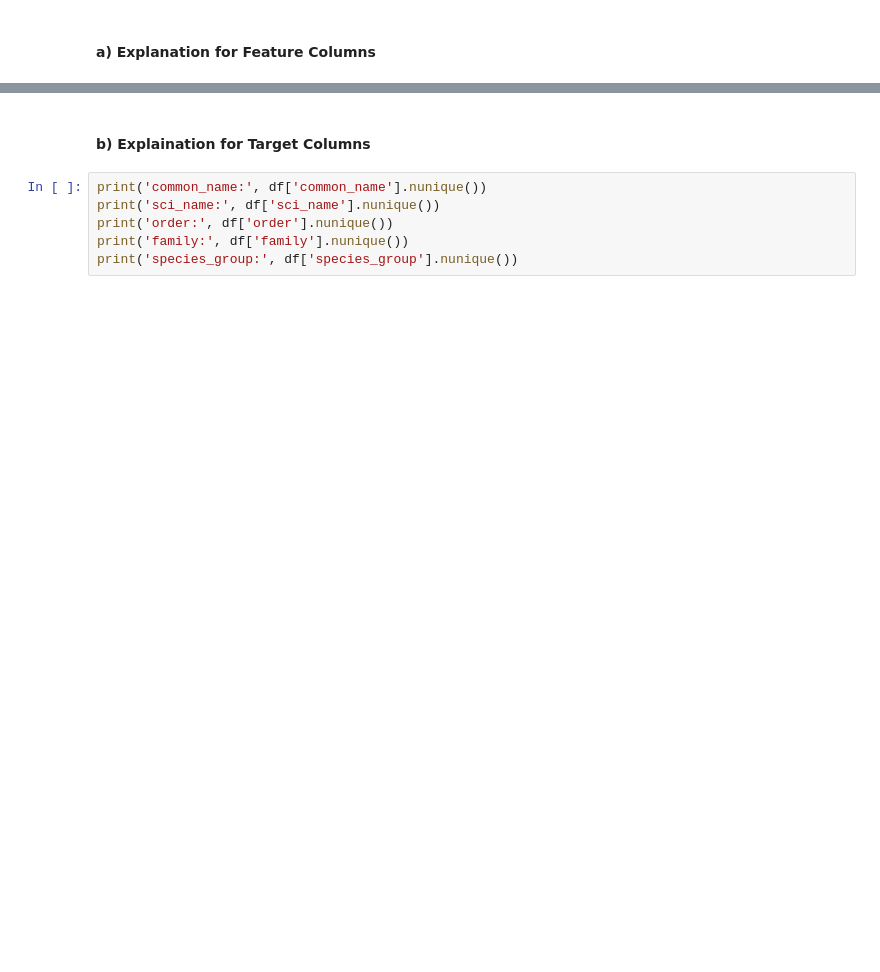
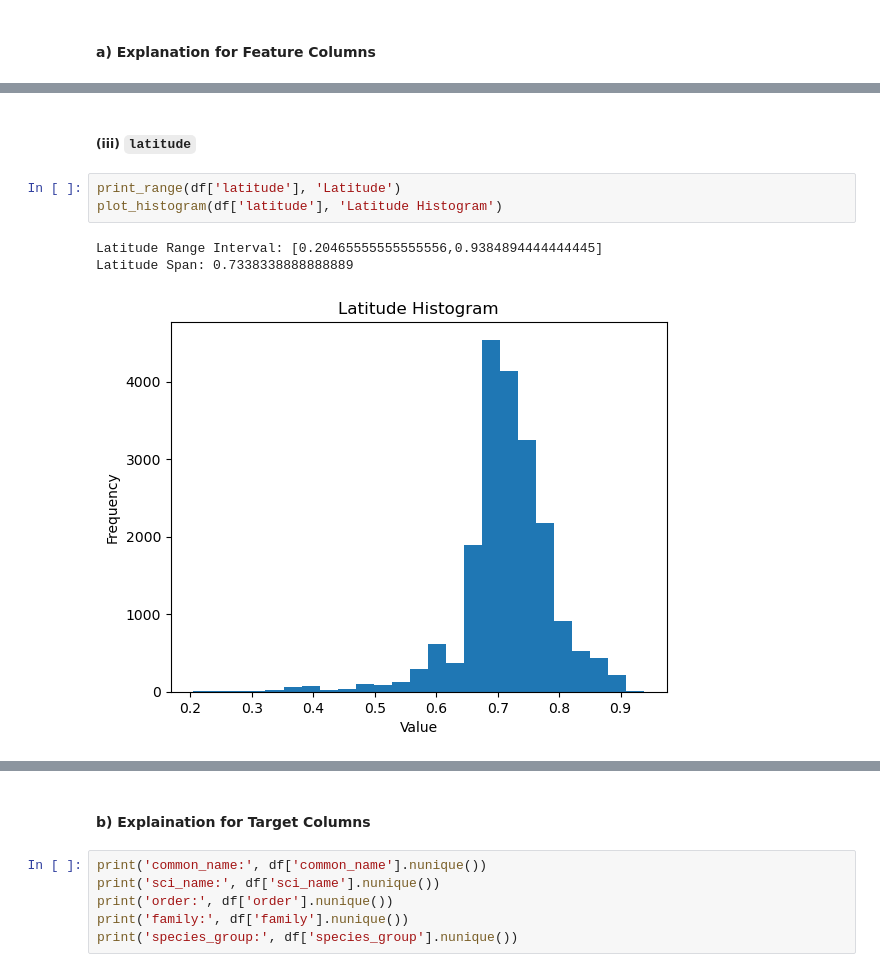
Before and after one commit to LookItVal/FinalProject, a Jupyter notebook: revised_final.ipynb, the cells around one changed output, grey strips where cells are left out. Saved outputs shown, nothing was run; the diff lists cells and outputs as text; blank space fills up the shorter version.

```diff
--- a/revised_final.ipynb
+++ b/revised_final.ipynb
@@ -632,0 +1637,9 @@ del taxonomy
+# %% [markdown]
+##### (iii) `latitude`
+# %%
+print_range(df['latitude'], 'Latitude')
+plot_histogram(df['latitude'], 'Latitude Histogram')
+# %% [output]
+Latitude Range Interval: [0.20465555555555556,0.9384894444444445]
+Latitude Span: 0.7338338888888889
+[figure, added]
```
Also changed, not shown: parts of 119 cells of this notebook, 7 other files.
